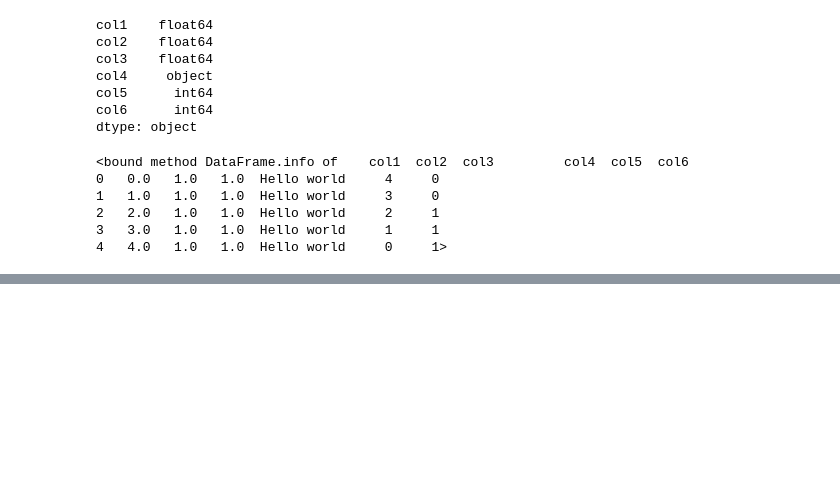
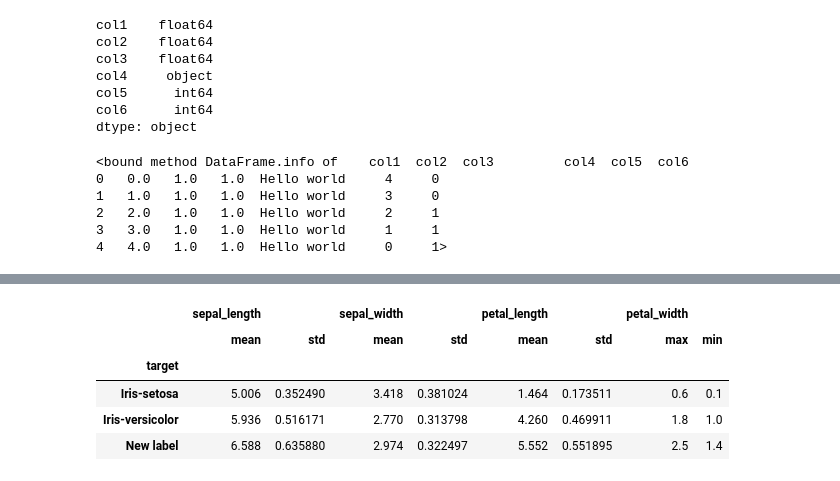
Before and after one commit to homemix/python-for-data-science, a Jupyter notebook: notebooks/Chapter 2 - Data Munging/Data loading and preprocessing with pandas.ipynb, the cells around one changed output, grey strips where cells are left out. Drawn from its saved outputs; the diff is of its cells as text; code cells hidden in the pictures; blank space fills up the shorter version.

```diff
--- a/notebooks/Chapter 2 - Data Munging/Data loading and preprocessing with pandas.ipynb
+++ b/notebooks/Chapter 2 - Data Munging/Data loading and preprocessing with pandas.ipynb
@@ -280,0 +305,6 @@ my_new_dataset.info
+# %%
+# add mask for the target
+mask_target = iris['target'] == 'Iris-virginica'
+
+#locate and change the mask
+iris.loc[mask_target,'target']='New label'
@@ -280,0 +347,16 @@ my_new_dataset.info
+# %%
+funcs = {
+    'sepal_length':['mean','std'],
+    'sepal_width':['mean','std'],
+    'petal_length':['mean','std'],
+    'petal_width':['max','min']
+}
+grouped_target_f= iris.groupby(['target']).agg(funcs)
+grouped_target_f
+# %% [output]
+|  | sepal_length |  | sepal_width |  | petal_length |  | petal_width |  |
+|  | mean | std | mean | std | mean | std | max | min |
+| target |  |  |  |  |  |  |  |  |
+| Iris-setosa | 5.006 | 0.352490 | 3.418 | 0.381024 | 1.464 | 0.173511 | 0.6 | 0.1 |
+| Iris-versicolor | 5.936 | 0.516171 | 2.770 | 0.313798 | 4.260 | 0.469911 | 1.8 | 1.0 |
+| New label | 6.588 | 0.635880 | 2.974 | 0.322497 | 5.552 | 0.551895 | 2.5 | 1.4 |
```
Also changed, not shown: parts of 11 cells of this notebook, 1 other file.
